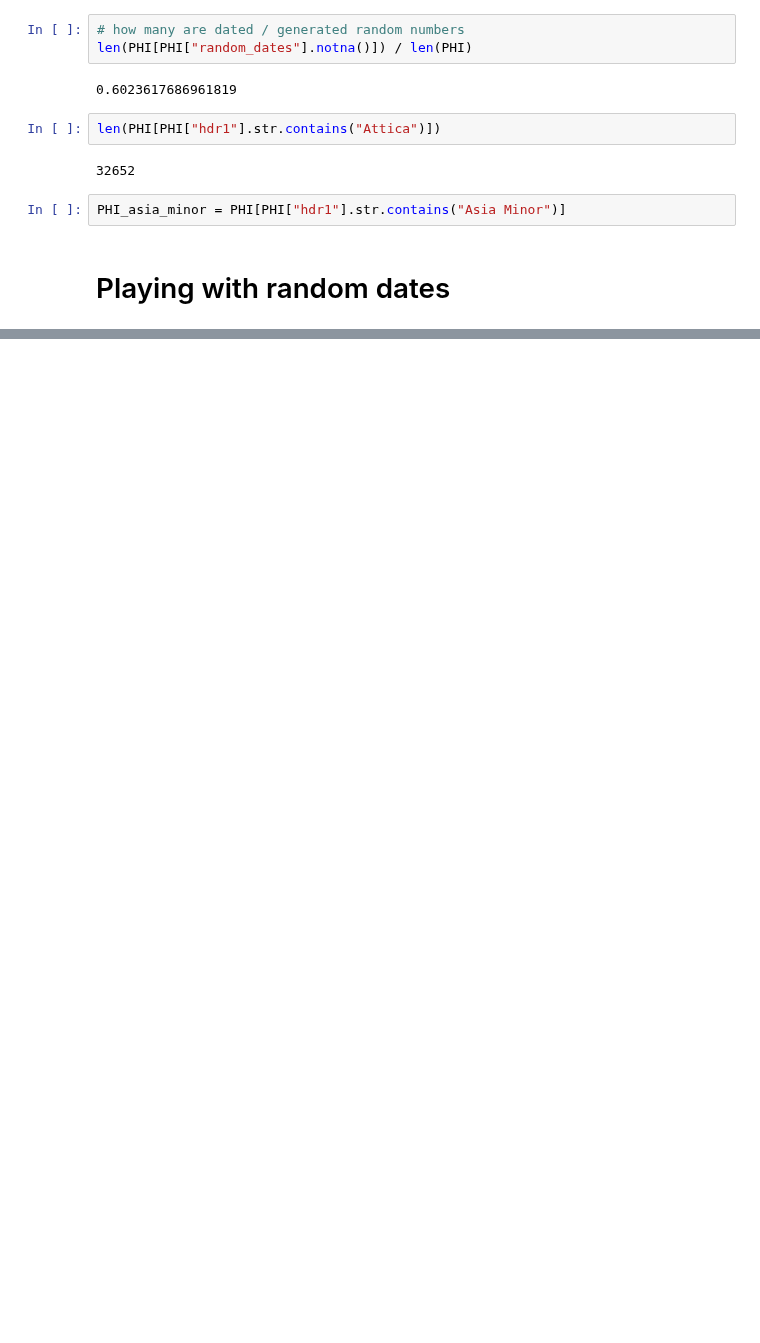
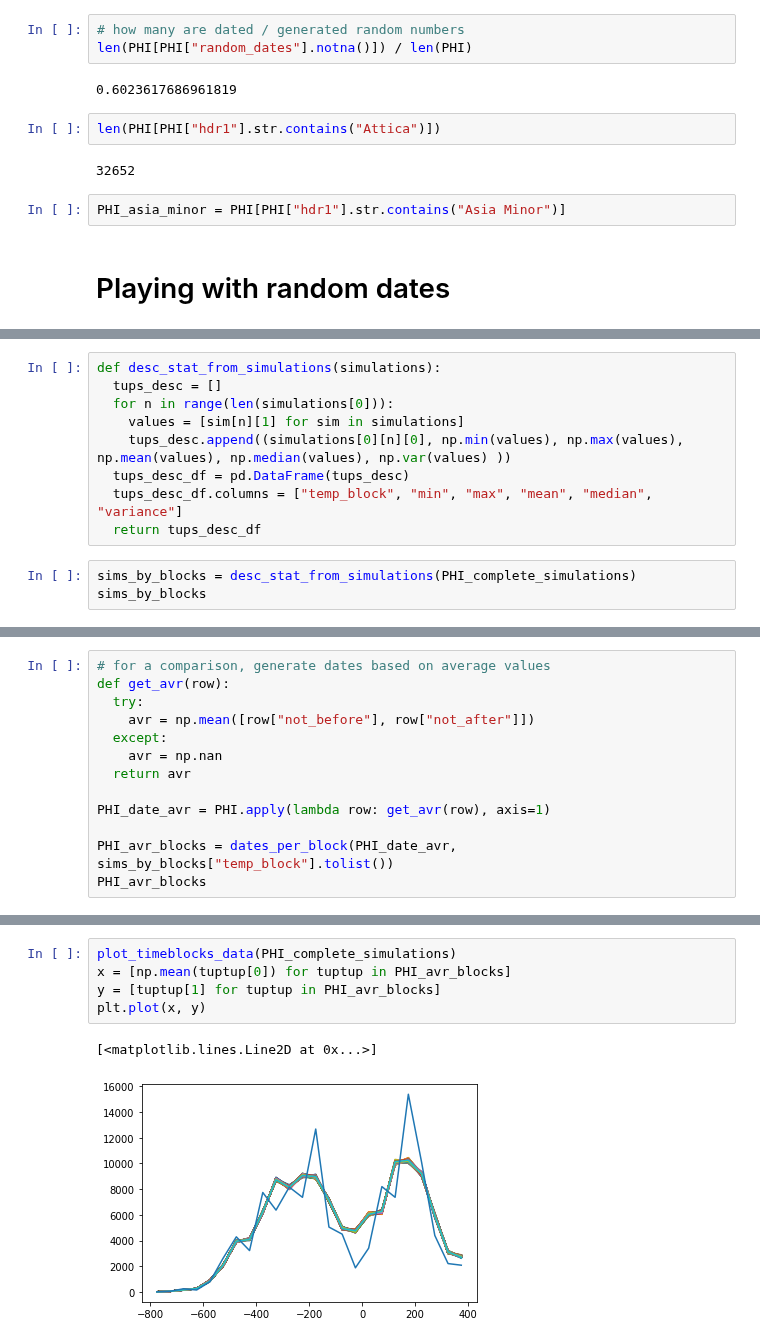
Before and after one commit to sdam-au/GI_ETL, a Jupyter notebook: scripts/1_4_MODELLING_DATES.ipynb, the cells around one changed output, grey strips where cells are left out. Cells and saved outputs as stored; diff of their text form; blank space fills up the shorter version.

```diff
--- a/scripts/1_4_MODELLING_DATES.ipynb
+++ b/scripts/1_4_MODELLING_DATES.ipynb
@@ -119,0 +143,12 @@ plot_timeblocks_data(PHI_complete_simulations)
+# %%
+def desc_stat_from_simulations(simulations):
+  tups_desc = []
+  for n in range(len(simulations[0])):
+    values = [sim[n][1] for sim in simulations]
+    tups_desc.append((simulations[0][n][0], np.min(values), np.max(values), np.mean(values), np.median(values), np.var(values) ))
+  tups_desc_df = pd.DataFrame(tups_desc)
+  tups_desc_df.columns = ["temp_block", "min", "max", "mean", "median", "variance"]
+  return tups_desc_df
+# %%
+sims_by_blocks = desc_stat_from_simulations(PHI_complete_simulations)
+sims_by_blocks
@@ -119,0 +178,13 @@ plot_timeblocks_data(PHI_complete_simulations)
+# %%
+# for a comparison, generate dates based on average values
+def get_avr(row):
+  try:
+    avr = np.mean([row["not_before"], row["not_after"]])
+  except:
+    avr = np.nan
+  return avr
+
+PHI_date_avr = PHI.apply(lambda row: get_avr(row), axis=1)
+
+PHI_avr_blocks = dates_per_block(PHI_date_avr, sims_by_blocks["temp_block"].tolist())
+PHI_avr_blocks
@@ -119,0 +209,8 @@ plot_timeblocks_data(PHI_complete_simulations)
+# %%
+plot_timeblocks_data(PHI_complete_simulations)
+x = [np.mean(tuptup[0]) for tuptup in PHI_avr_blocks]
+y = [tuptup[1] for tuptup in PHI_avr_blocks]
+plt.plot(x, y)
+# %% [output]
+[<matplotlib.lines.Line2D at 0x...>]
+[figure, added]
```
Also changed, not shown: parts of 19 cells of this notebook.
